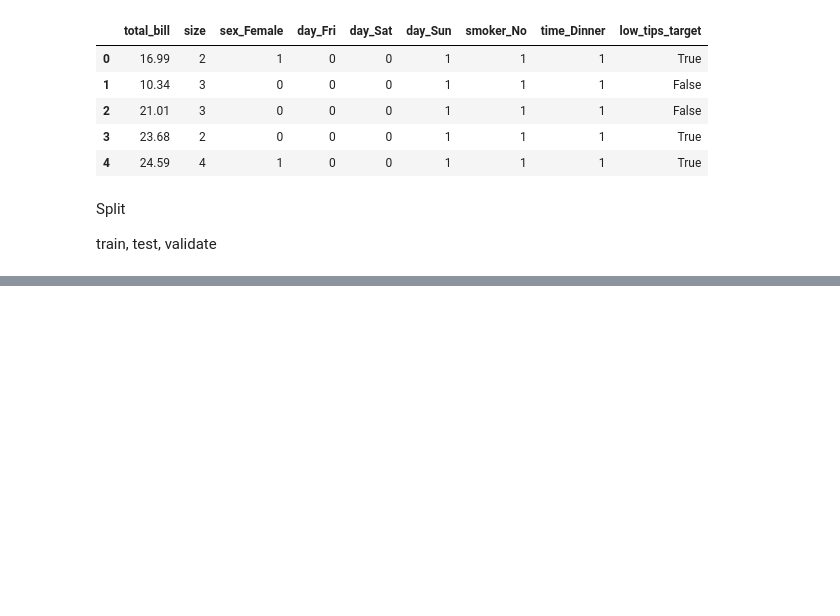
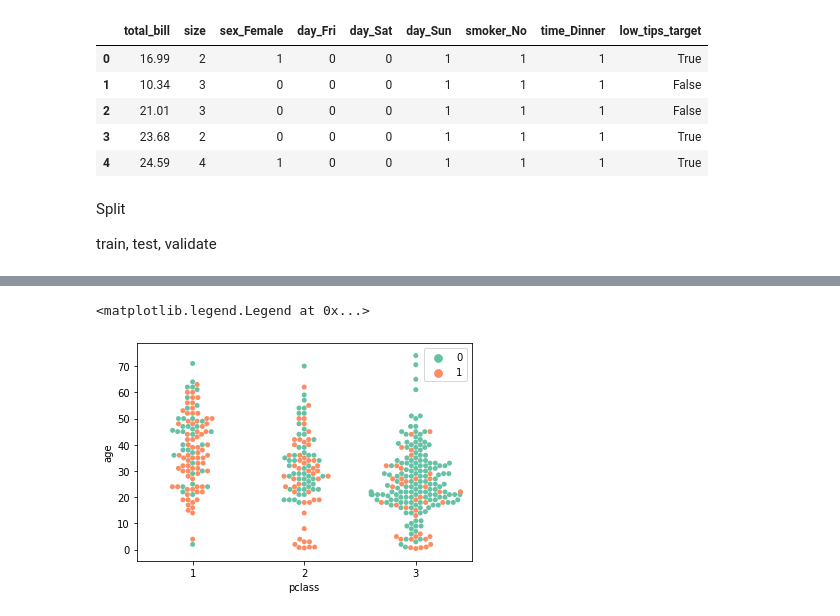
Before and after one commit to matt-c-knight/classification-exercises, a Jupyter notebook: model_evaluation_practice.ipynb, the cells around one changed output, grey strips where cells are left out. Saved outputs shown, nothing was run; the diff lists cells and outputs as text; code cells hidden in the pictures; blank space fills up the shorter version.

```diff
--- a/model_evaluation_practice.ipynb
+++ b/model_evaluation_practice.ipynb
@@ -223,0 +289,6 @@ train, test, validate
+# %%
+sns.swarmplot(x='pclass', y='age', data=train, hue='survived', palette='Set2')
+plt.legend()
+# %% [output]
+<matplotlib.legend.Legend at 0x...>
+[figure, added]
```
Also changed, not shown: parts of 15 cells of this notebook.
